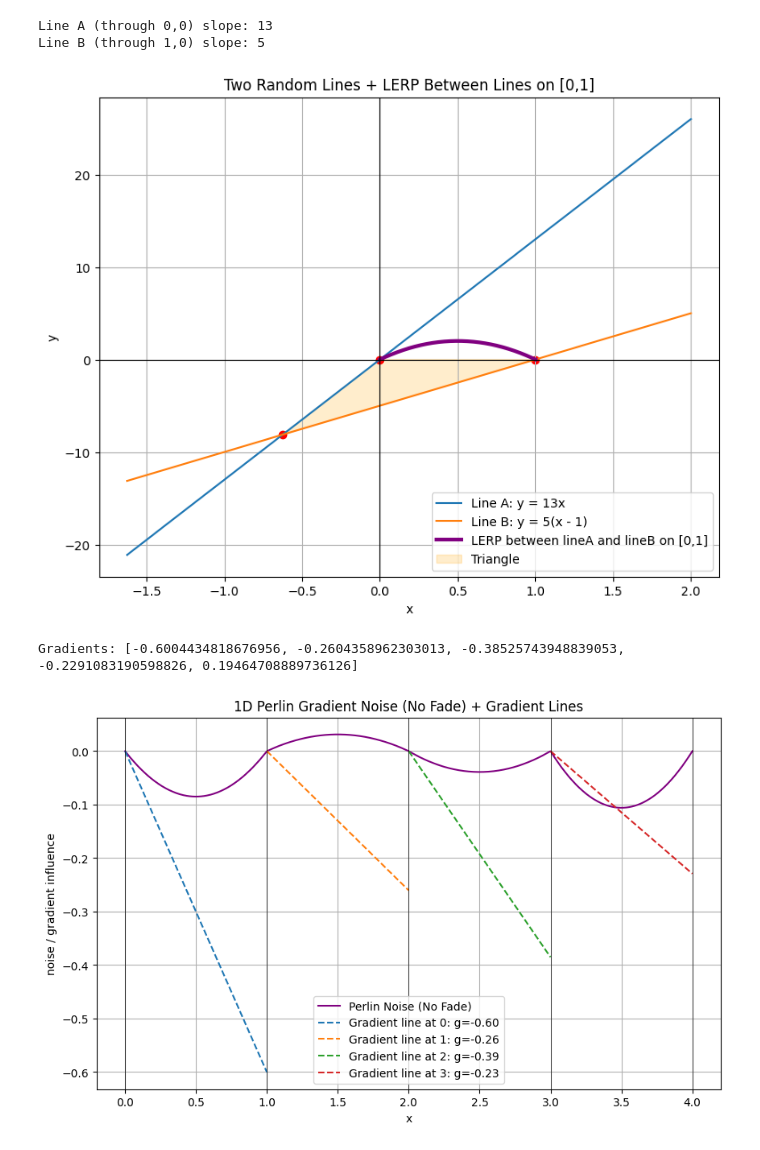
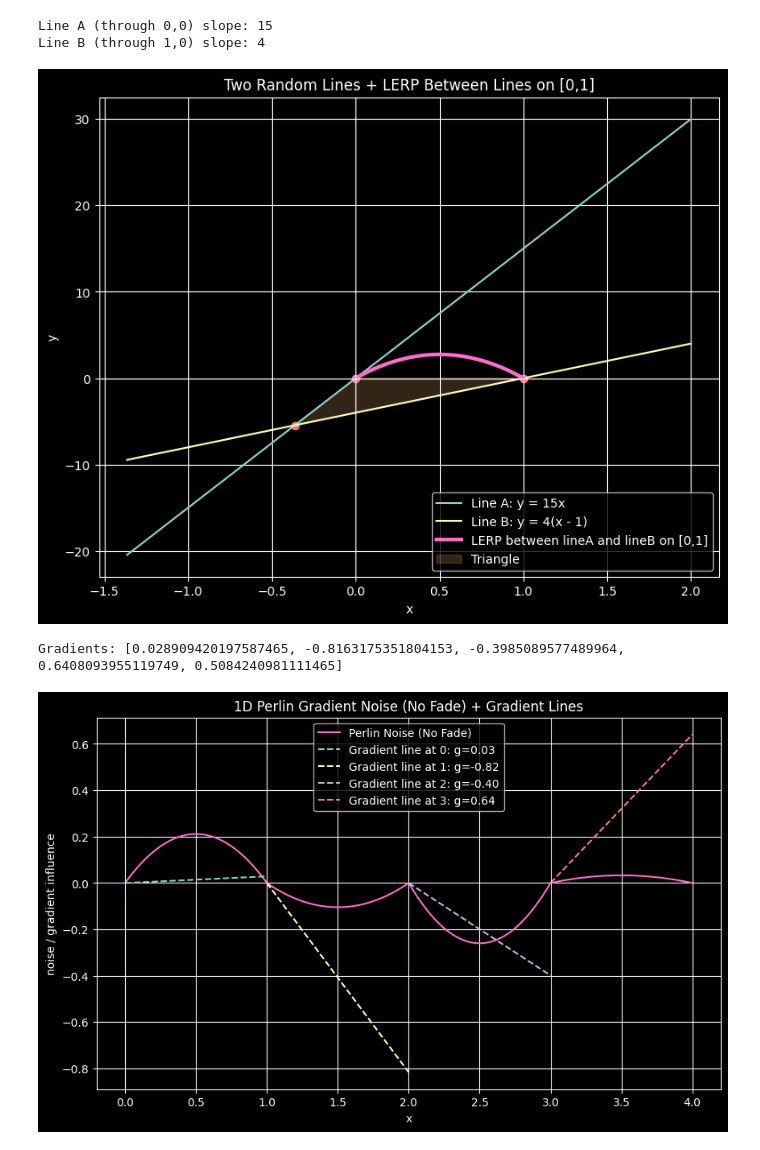
Before and after one commit to nimzi/perlin-noise-exploration, a Jupyter notebook: Perlin_noise.ipynb, the cells around one changed output. Saved outputs shown, nothing was run; the diff lists cells and outputs as text; code cells hidden in the pictures.

```diff
--- a/Perlin_noise.ipynb
+++ b/Perlin_noise.ipynb
@@ -2,6 +2,8 @@
 import numpy as np
 import matplotlib.pyplot as plt
 import random
+
+plt.style.use('dark_background')
 
 # --- Random slopes ---
 m1 = random.randint(1, 5)      # positive slope
@@ -43,13 +45,13 @@ plt.plot(x, lineA(x), label=f"Line A: y = {m1}x")
 plt.plot(x, lineB(x), label=f"Line B: y = {m2}(x - 1)")
 
 # --- Highlight triangle ---
-plt.fill([xA, xB, xI], [0, 0, yI], alpha=0.2, color='orange', label="Triangle")
+plt.fill([xA, xB, xI], [0, 0, yI], alpha=0.2, color='#FDBA74', label="Triangle")
 
 # Axes and formatting
-plt.axhline(0, color='black', linewidth=0.8)
-plt.axvline(0, color='black', linewidth=0.8)
+plt.axhline(0, color='white', linewidth=0.8)
+plt.axvline(0, color='white', linewidth=0.8)
 
-plt.scatter([xA, xB, xI], [0, 0, yI], color='red')
+plt.scatter([xA, xB, xI], [0, 0, yI], color='#FB7185')
 
 plt.xlabel("x")
 plt.ylabel("y")
@@ -65,6 +67,8 @@ Line B (through 1,0) slope: -3
 import numpy as np
 import matplotlib.pyplot as plt
 import random
+
+plt.style.use('dark_background')
 
 # --- Random slopes ---
 m1 = random.randint(1, 15)      # positive slope
@@ -91,45 +95,47 @@ yI = lineA(xI)
 # --- LERP curve on x ∈ [0,1] ---
 t = np.linspace(0, 1, 400)
 
 # linear interpolation between lineA(t) and lineB(t)
 curve = (1 - t) * lineA(t) + t * lineB(t)
 
 # --- Plotting window ---
 xmin = min(xA, xB, xI) - 1
 xmax = max(xA, xB, xI) + 1
 x_plot = np.linspace(xmin, xmax, 400)
 
 plt.figure(figsize=(9,7))
 
 # Lines
 plt.plot(x_plot, lineA(x_plot), label=f"Line A: y = {m1}x")
 plt.plot(x_plot, lineB(x_plot), label=f"Line B: y = {m2}(x - 1)")
 
 # LERP curve
-plt.plot(t, curve, color='purple', linewidth=3,
+plt.plot(t, curve, color='#FF6ECB', linewidth=3,
          label="LERP between lineA and lineB on [0,1]")
 
 # Triangle
-plt.fill([xA, xB, xI], [0, 0, yI], alpha=0.2, color='orange', label="Triangle")
-plt.scatter([xA, xB, xI], [0, 0, yI], color='red')
+plt.fill([xA, xB, xI], [0, 0, yI], alpha=0.2, color='#FDBA74', label="Triangle")
+plt.scatter([xA, xB, xI], [0, 0, yI], color='#FB7185')
 
-plt.axhline(0, color='black', linewidth=0.8)
-plt.axvline(0, color='black', linewidth=0.8)
+plt.axhline(0, color='white', linewidth=0.8)
+plt.axvline(0, color='white', linewidth=0.8)
 
 plt.xlabel("x")
 plt.ylabel("y")
 plt.title("Two Random Lines + LERP Between Lines on [0,1]")
 plt.legend()
 plt.grid(True)
 plt.show()
 # %% [output]
-Line A (through 0,0) slope: 13
-Line B (through 1,0) slope: 5
+Line A (through 0,0) slope: 15
+Line B (through 1,0) slope: 4
-[figure, old version]
+[figure, new version]
 # %%
 import numpy as np
 import matplotlib.pyplot as plt
 import random
+
+plt.style.use('dark_background')
 
 # ---------------------------------------------------
 # 1. Choose 5 random gradients for integer points 0..4
@@ -177,7 +183,7 @@ noise = np.array([perlin_no_fade(x) for x in x_plot])
 fig, ax = plt.subplots(figsize=(10,6))
 
 # Plot noise
-ax.plot(x_plot, noise, label="Perlin Noise (No Fade)", color="purple")
+ax.plot(x_plot, noise, label="Perlin Noise (No Fade)", color="#FF6ECB")
 
 # Plot each gradient line in its interval
 for i in range(4):
@@ -188,7 +194,7 @@ for i in range(4):
 
 # Visual reference lines at integer grid points
 for i in range(5):
-    ax.axvline(i, color="black", linewidth=0.5)
+    ax.axvline(i, color="white", linewidth=0.5)
 
 ax.set_xlabel("x")
 ax.set_ylabel("noise / gradient influence")
@@ -198,8 +204,8 @@ ax.grid(True)
 
 plt.show()
 # %% [output]
-Gradients: [-0.6004434818676956, -0.2604358962303013, -0.38525743948839053, -0.2291083190598826, 0.19464708889736126]
+Gradients: [0.028909420197587465, -0.8163175351804153, -0.3985089577489964, 0.6408093955119749, 0.5084240981111465]
-[figure, old version]
+[figure, new version]
 # %%
 import numpy as np
 import matplotlib.pyplot as plt
```
Also changed, not shown: parts of 2 cells of this notebook, 6 other files.
